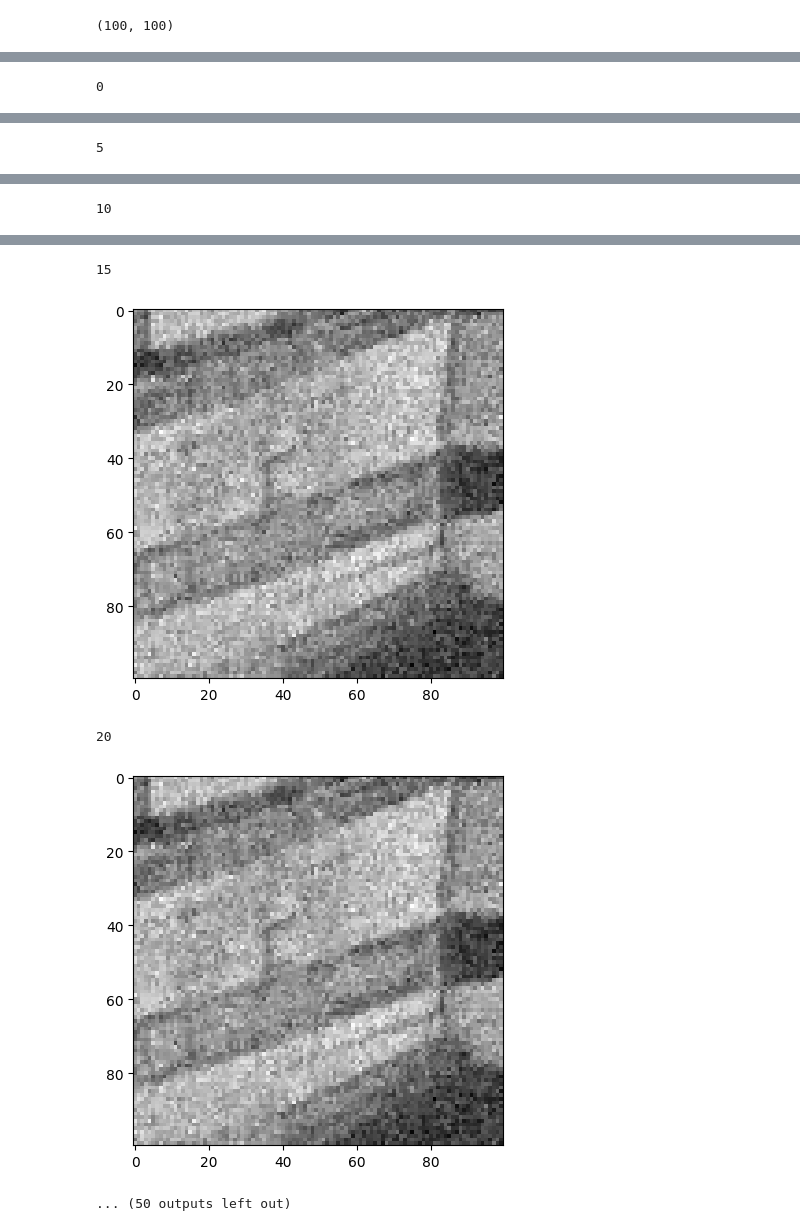
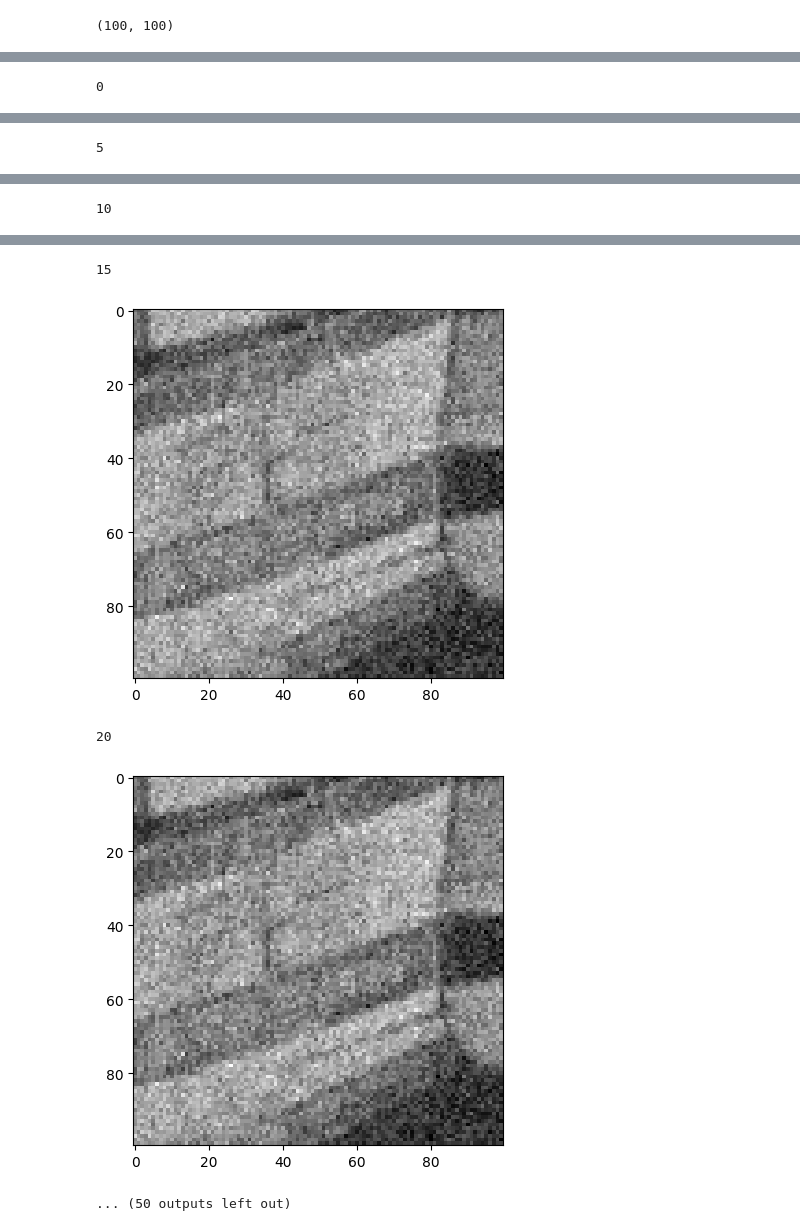
Before and after one commit to AlexDom513/ECE-6560-Final-Project, a Jupyter notebook: code/TV.ipynb, the cells around one changed output, grey strips where cells are left out. Drawn from its saved outputs; the diff is of its cells as text; code cells hidden in the pictures.

```diff
--- a/code/TV.ipynb
+++ b/code/TV.ipynb
@@ -50,7 +50,7 @@ def Ixy(I,i,j):
 # %%
 def TV(I):
   E = 4
-  timestep = .1
+  timestep = .025
   plt.imshow(I,cmap='gray')
   plt.show()
 
@@ -86,5 +86,5 @@ TV(img)
 15
-[figure, old version]
+[figure, new version]
 20
-[figure, old version]
+[figure, new version]
 ... (50 outputs left out)
```
Also changed, not shown: parts of 2 cells of this notebook, 11 other files.
